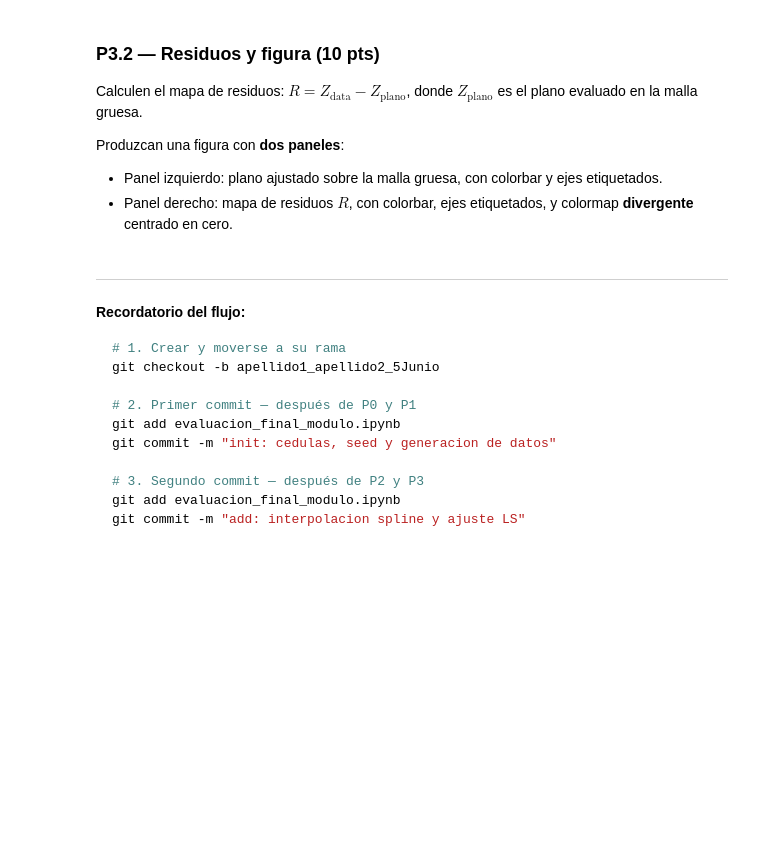
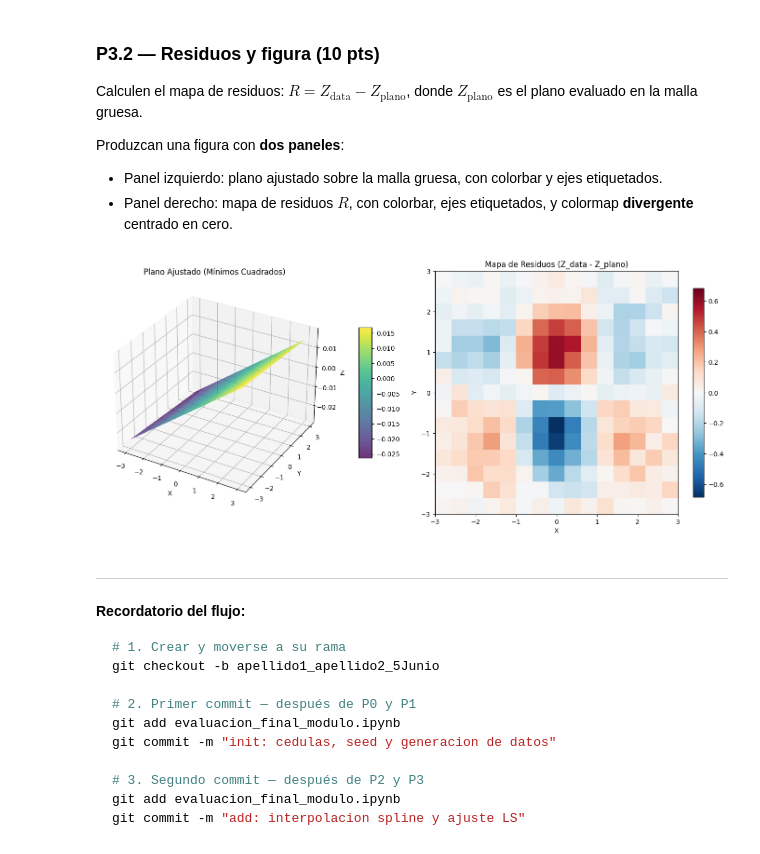
Before and after one commit to manubastidas/programacionCientifica, a Jupyter notebook: Evaluacion/fonseca_urrutia_evaluacion1.ipynb, the cells around one changed output. Saved outputs shown, nothing was run; the diff lists cells and outputs as text; code cells hidden in the pictures; blank space fills up the shorter version.

```diff
--- a/Evaluacion/fonseca_urrutia_evaluacion1.ipynb
+++ b/Evaluacion/fonseca_urrutia_evaluacion1.ipynb
@@ -194,4 +239,22 @@ Ajusten un **plano** $z = c_0 + c_1 x + c_2 y$ a los 225 puntos de la malla usan
 
 Construyan la matriz $A$, resuelvan el sistema normal con `np.linalg.lstsq`, e impriman los coeficientes $c_0, c_1, c_2$ con 4 decimales.
 # %%
-# TODO P3.1: construcción de A y ajuste por mínimos cuadrados
+# 1. Aplanar los datos para el ajuste (225 puntos)
+x_flat = X_raw.flatten()
+y_flat = Y_raw.flatten()
+z_flat = Z_data.flatten()
+
+# 2. Construir la matriz A (N x 3)
+# Columna 1: Unos (c0), Columna 2: x (c1), Columna 3: y (c2)
+A = np.column_stack((np.ones_like(x_flat), x_flat, y_flat))
+
+# 3. Resolver por mínimos cuadrados
+# np.linalg.lstsq retorna (coeficientes, residuos, rango, valores singulares)
+coeffs, _, _, _ = np.linalg.lstsq(A, z_flat, rcond=None)
+c0, c1, c2 = coeffs
+
+# 4. Imprimir coeficientes
+print(f"Coeficientes del plano ajustado:")
+print(f"c0 (intercepto): {c0:.4f}")
+print(f"c1 (pendiente x): {c1:.4f}")
+print(f"c2 (pendiente y): {c2:.4f}")
@@ -204,7 +272,35 @@ Produzcan una figura con **dos paneles**:
 - Panel izquierdo: plano ajustado sobre la malla gruesa, con colorbar y ejes etiquetados.
 - Panel derecho: mapa de residuos $R$, con colorbar, ejes etiquetados, y colormap **divergente** centrado en cero.
 # %%
-# TODO P3.2: plano ajustado y mapa de residuos
+# 1. Evaluar el plano en la malla gruesa (15x15)
+Z_plano = c0 + c1 * X_raw + c2 * Y_raw
+
+# 2. Calcular mapa de residuos
+R = Z_data - Z_plano
+
+# 3. Crear la figura
+fig = plt.figure(figsize=(14, 6))
+
+# --- Panel Izquierdo: Plano Ajustado (3D) ---
+ax1 = fig.add_subplot(1, 2, 1, projection='3d')
+surf1 = ax1.plot_surface(X_raw, Y_raw, Z_plano, cmap='viridis', edgecolor='none', alpha=0.8)
+ax1.set_title('Plano Ajustado (Mínimos Cuadrados)')
+ax1.set_xlabel('X'); ax1.set_ylabel('Y'); ax1.set_zlabel('Z')
+fig.colorbar(surf1, ax=ax1, shrink=0.5, aspect=10, pad=0.1)
+
+# --- Panel Derecho: Mapa de Residuos (2D) ---
+ax2 = fig.add_subplot(1, 2, 2)
+# Usamos colormap divergente 'RdBu_r' centrado en cero
+limit = np.max(np.abs(R))
+im = ax2.imshow(R, extent=[-3, 3, -3, 3], origin='lower', cmap='RdBu_r', vmin=-limit, vmax=limit)
+ax2.set_title('Mapa de Residuos (Z_data - Z_plano)')
+ax2.set_xlabel('X'); ax2.set_ylabel('Y')
+fig.colorbar(im, ax=ax2, shrink=0.8)
+
+plt.tight_layout()
+plt.show()
+# %% [output]
+[figure, added]
 # %% [markdown]
 ---
 **Recordatorio del flujo:**
```
Also changed, not shown: parts of 3 cells of this notebook.
